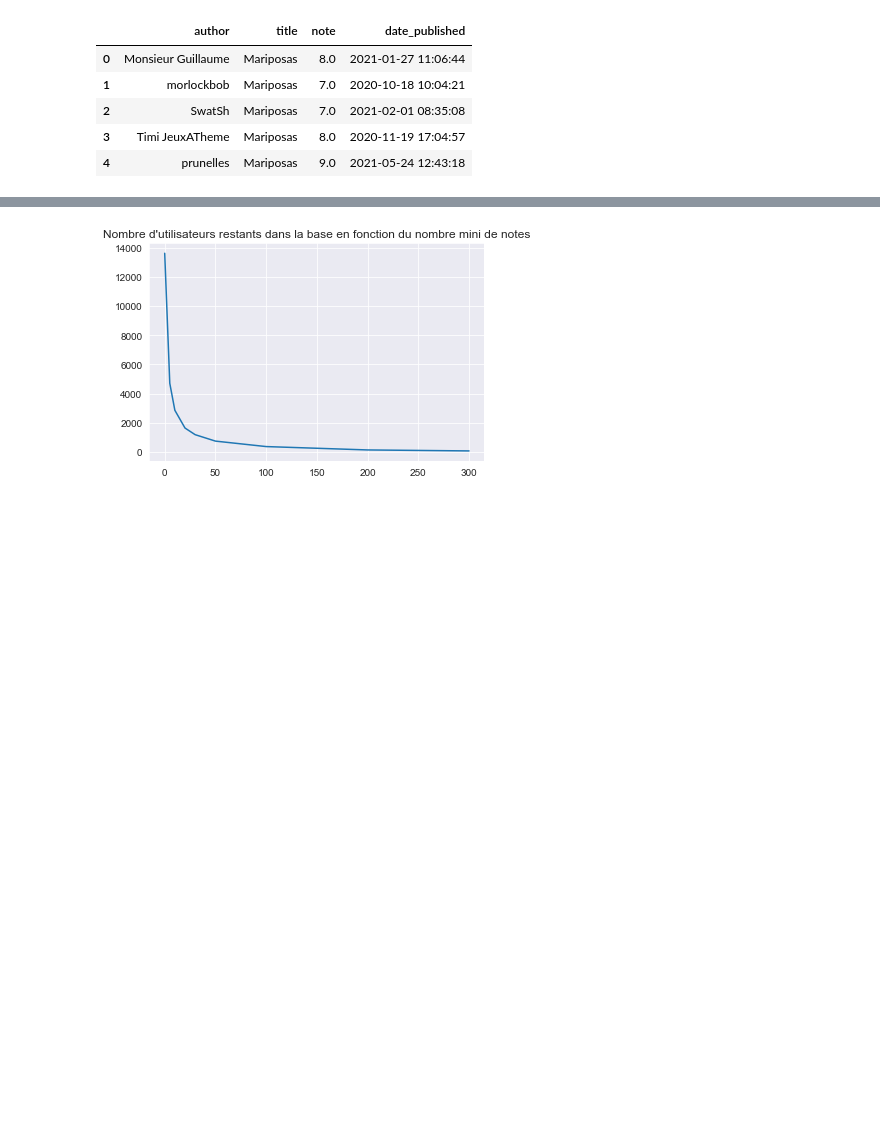
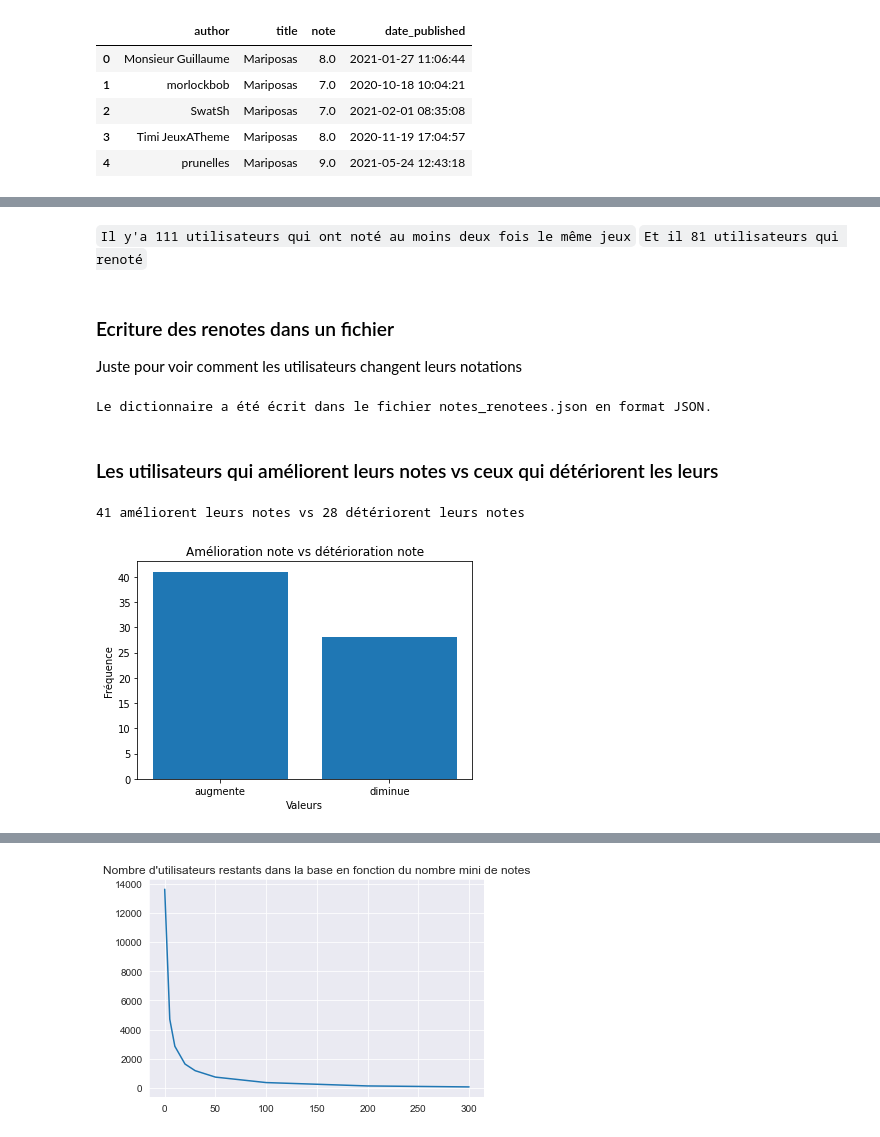
Before and after one commit to N-nolwenn/PLDAC, a Jupyter notebook: seance6/reco2-users-brouillon.ipynb, the cells around one changed output, grey strips where cells are left out. Drawn from its saved outputs; the diff is of its cells as text; code cells hidden in the pictures; blank space fills up the shorter version.

```diff
--- a/seance6/reco2-users-brouillon.ipynb
+++ b/seance6/reco2-users-brouillon.ipynb
@@ -84,0 +110,3 @@ Nombre de lignes restantes dans la base:
+# %% [markdown]
+`Il y'a 111 utilisateurs qui ont noté au moins deux fois le même jeux`
+`Et il 81 utilisateurs qui renoté`
@@ -84,0 +117,63 @@ Nombre de lignes restantes dans la base:
+# %% [markdown]
+### Ecriture des renotes dans un fichier
+Juste pour voir comment les utilisateurs changent leurs notations
+# %%
+import json
+
+# Conversion des tuples en chaînes de caractères
+notes_dict_str = {}
+for (author,title ), value in notes_dict.items():
+  new_key = str(author) + " ::&:: " + str(title)
+  notes_dict_str[new_key] = value
+
+# Nom du fichier dans lequel écrire le dictionnaire
+filename = 'notes_renotees.json'
+
+# Écriture du dictionnaire dans le fichier en format JSON
+with open(filename, 'w') as f:
+    json.dump(notes_dict_str, f)
+
+# Affichage d'un message confirmant l'écriture du fichier
+print(f"Le dictionnaire a été écrit dans le fichier {filename} en format JSON.")
+# %% [output]
+Le dictionnaire a été écrit dans le fichier notes_renotees.json en format JSON.
+# %% [markdown]
+### Les utilisateurs qui améliorent leurs notes vs ceux qui détériorent les leurs
+# %%
+import matplotlib.pyplot as plt
+
+count_plus = 0
+count_moins = 0
+
+# Parcours de chaque sous-liste
+for key, value in notes_dict.items():
+  croissant = True
+  for i in range(1, len(value)):
+    if value[i][0] <= value[i-1][0]:
+      croissant = False
+      break
+  if croissant:
+      count_plus += 1
+
+  decroissant = True
+  for i in range(1, len(value)):
+    if value[i][0] >= value[i-1][0]:
+      decroissant = False
+      break
+  if decroissant:
+      count_moins += 1
+
+print(f"{count_plus} améliorent leurs notes vs {count_moins} détériorent leurs notes")
+# Création du diagramme à barres
+plt.bar(['augmente','diminue'], [count_plus,count_moins])
+
+# Ajout de la légende et du titre
+plt.xlabel('Valeurs')
+plt.ylabel('Fréquence')
+plt.title('Amélioration note vs détérioration note')
+
+# Affichage du diagramme
+plt.show()
+# %% [output]
+41 améliorent leurs notes vs 28 détériorent leurs notes
+[figure, added]
```
Also changed, not shown: parts of 70 cells of this notebook, 1 other file.
